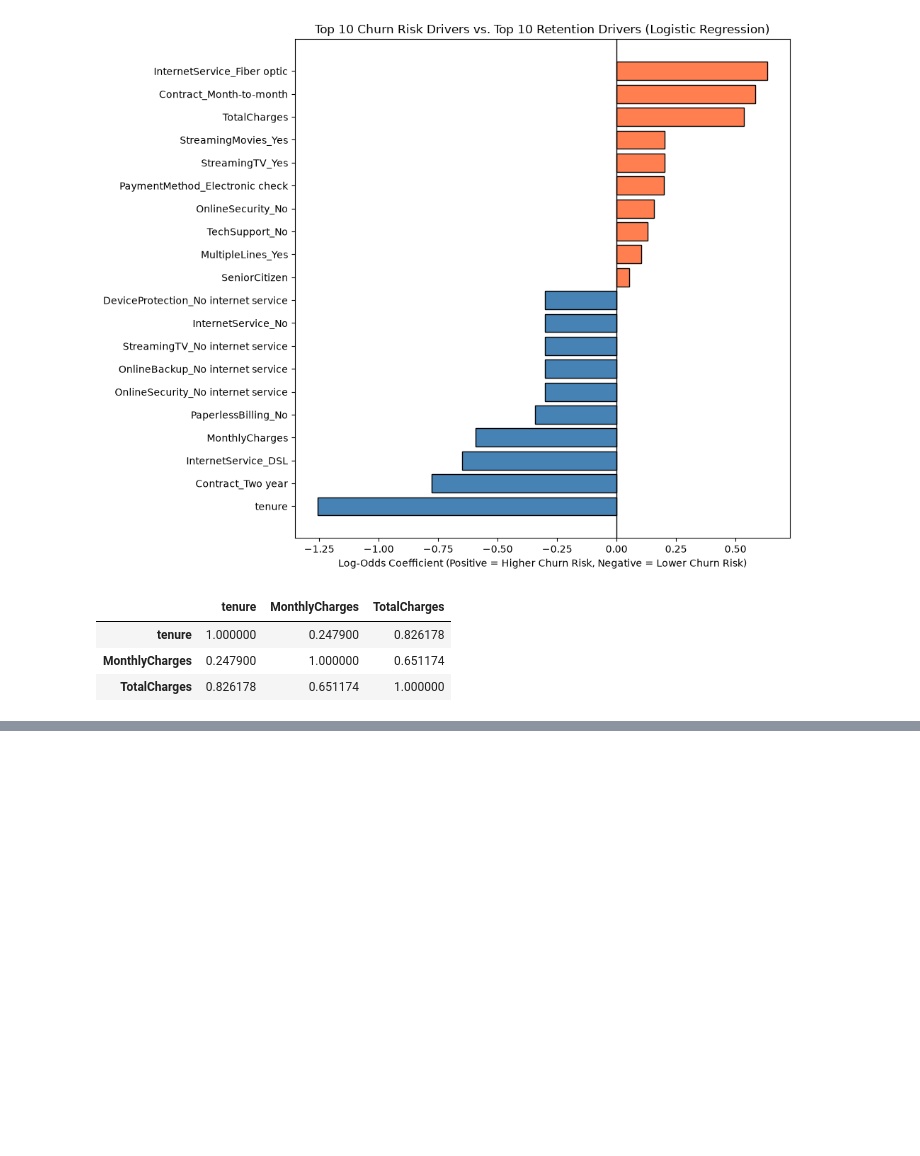
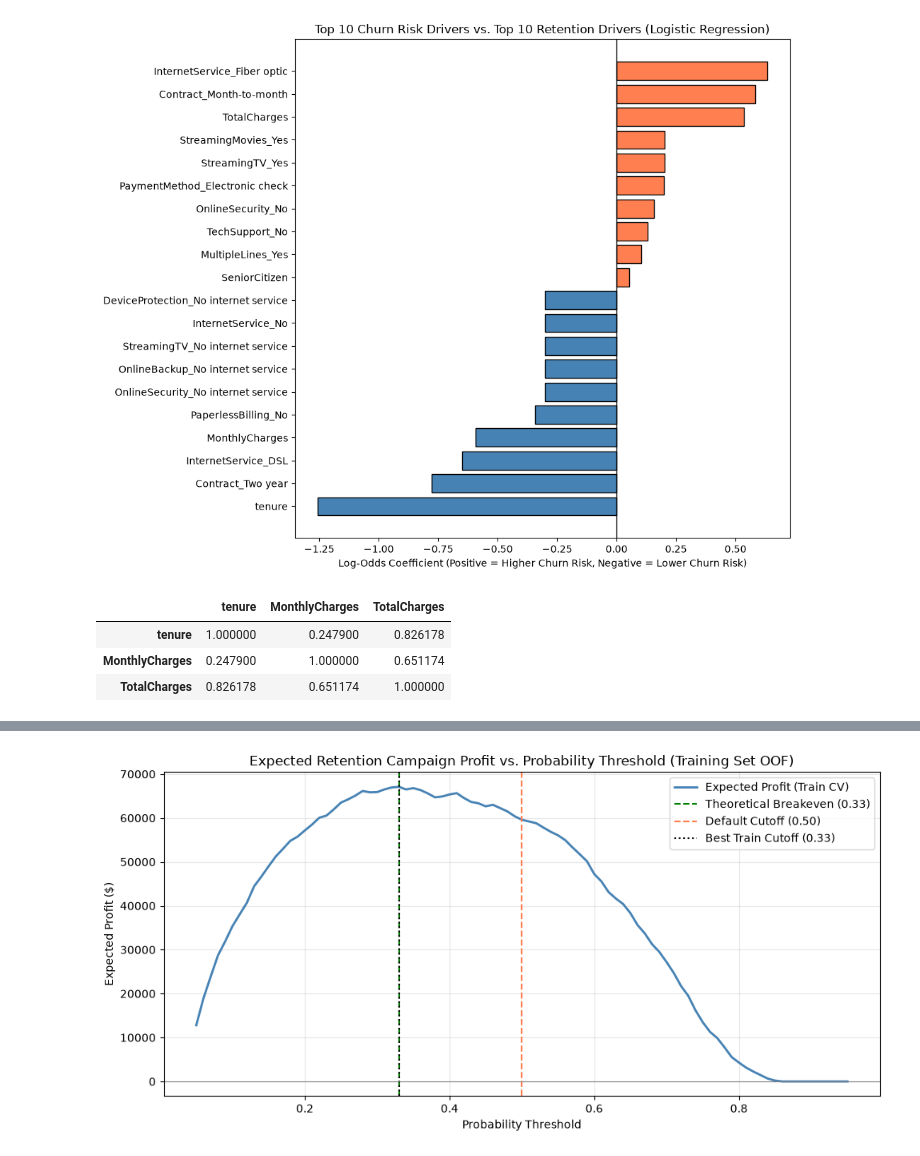
Before and after one commit to AhmedWaleed225/churn-prediction, a Jupyter notebook: notebooks/05_explain_threshold.ipynb, the cells around one changed output, grey strips where cells are left out. Drawn from its saved outputs; the diff is of its cells as text; code cells hidden in the pictures; blank space fills up the shorter version.

Commit message:
Finalized Section 5 & Updated Read me

```diff
--- a/notebooks/05_explain_threshold.ipynb
+++ b/notebooks/05_explain_threshold.ipynb
@@ -121,3 +121,93 @@ df[["tenure", "MonthlyCharges", "TotalCharges"]].corr()
 | tenure | 1.000000 | 0.247900 | 0.826178 |
 | MonthlyCharges | 0.247900 | 1.000000 | 0.651174 |
 | TotalCharges | 0.826178 | 0.651174 | 1.000000 |
+# %%
+import matplotlib.pyplot as plt
+import numpy as np
+import pandas as pd
+from sklearn.model_selection import StratifiedKFold, cross_val_predict
+
+# 1. Get out-of-fold predicted probabilities on the TRAINING set only
+cv = StratifiedKFold(n_splits=5, shuffle=True, random_state=42)
+train_oof_probs = cross_val_predict(
+    logreg_pipe, X_train, y_train, cv=cv, method="predict_proba", n_jobs=-1
+)[:, 1]
+
+# 2. Define the profit calculation function
+def evaluate_profit(threshold, y_true, probs, call_cost=50, save_value=150):
+    """
+    Returns (customers_called, true_churners_reached, expected_profit).
+    - Every called customer costs $50.
+    - Every called customer who truly churned earns $150 (0.3 * $500).
+    """
+    called = probs >= threshold
+    n_called = int(called.sum())
+    n_true_churners = int((called & (y_true == 1)).sum())
+
+    profit = (n_true_churners * save_value) - (n_called * call_cost)
+    return n_called, n_true_churners, profit
+
+# 3. Sweep thresholds from 0.05 to 0.95 in steps of 0.01 on training OOF probabilities
+thresholds = np.round(np.arange(0.05, 0.96, 0.01), 2)
+sweep_results = []
+
+for t in thresholds:
+    n_called, n_saved, profit = evaluate_profit(t, y_train.values, train_oof_probs)
+    sweep_results.append({
+        "Threshold": t,
+        "Called": n_called,
+        "True_Churners": n_saved,
+        "Profit": profit,
+    })
+
+sweep_df = pd.DataFrame(sweep_results)
+
+# Find best threshold on training set and compare with 0.33
+best_row = sweep_df.loc[sweep_df["Profit"].idxmax()]
+row_033 = sweep_df.loc[sweep_df["Threshold"] == 0.33].iloc[0]
+
+print("=== Training Set (Out-of-Fold CV) Threshold Comparison ===")
+print(f"Best Threshold: {best_row['Threshold']:.2f} | Called: {int(best_row['Called'])} | True Churners: {int(best_row['True_Churners'])} | Profit: ${best_row['Profit']:,.0f}")
+print(f"0.33 Threshold: {row_033['Threshold']:.2f} | Called: {int(row_033['Called'])} | True Churners: {int(row_033['True_Churners'])} | Profit: ${row_033['Profit']:,.0f}")
+
+# 4. Plot Profit vs. Threshold on Training Set
+plt.figure(figsize=(10, 5))
+plt.plot(sweep_df["Threshold"], sweep_df["Profit"], color="steelblue", linewidth=2, label="Expected Profit (Train CV)")
+plt.axvline(0.33, color="green", linestyle="--", linewidth=1.5, label="Theoretical Breakeven (0.33)")
+plt.axvline(0.50, color="coral", linestyle="--", linewidth=1.5, label="Default Cutoff (0.50)")
+plt.axvline(best_row["Threshold"], color="black", linestyle=":", linewidth=1.5, label=f"Best Train Cutoff ({best_row['Threshold']:.2f})")
+
+plt.axhline(0, color="gray", linewidth=0.8)
+plt.title("Expected Retention Campaign Profit vs. Probability Threshold (Training Set OOF)")
+plt.xlabel("Probability Threshold")
+plt.ylabel("Expected Profit ($)")
+plt.legend()
+plt.grid(alpha=0.3)
+plt.tight_layout()
+plt.show()
+
+# 5. Apply the winning threshold ONCE to the unseen TEST set & compare strategies
+best_t = float(best_row["Threshold"])
+test_probs = logreg_pipe.predict_proba(X_test)[:, 1]
+y_test_arr = y_test.values
+
+# Strategy A: Optimal threshold chosen on train
+t_called, t_churners, t_profit = evaluate_profit(best_t, y_test_arr, test_probs)
+
+# Strategy B: Default 0.50 threshold
+d_called, d_churners, d_profit = evaluate_profit(0.50, y_test_arr, test_probs)
+
+# Strategy C: Top 20% highest-risk customers (from Ticket 2/3)
+k = int(len(y_test_arr) * 0.20)
+top20_cutoff = np.sort(test_probs)[::-1][k - 1]
+top_called, top_churners, top_profit = evaluate_profit(top20_cutoff, y_test_arr, test_probs)
+
+test_comparison = pd.DataFrame([
+    {"Strategy": f"Optimal Train Threshold ({best_t:.2f})", "Customers Called": t_called, "Real Churners Reached": t_churners, "Expected Profit ($)": t_profit},
+    {"Strategy": "Default Threshold (0.50)", "Customers Called": d_called, "Real Churners Reached": d_churners, "Expected Profit ($)": d_profit},
+    {"Strategy": "Top 20% Highest Risk", "Customers Called": top_called, "Real Churners Reached": top_churners, "Expected Profit ($)": top_profit},
+])
+
+print("\n=== Final Hold-Out Test Set Strategy Comparison ===")
+print(test_comparison.to_string(index=False))
+# %% [output]
@@ -123,0 +217 @@ df[["tenure", "MonthlyCharges", "TotalCharges"]].corr()
+[figure, added]
```
Also changed, not shown: parts of 2 cells of this notebook, 1 other file.
